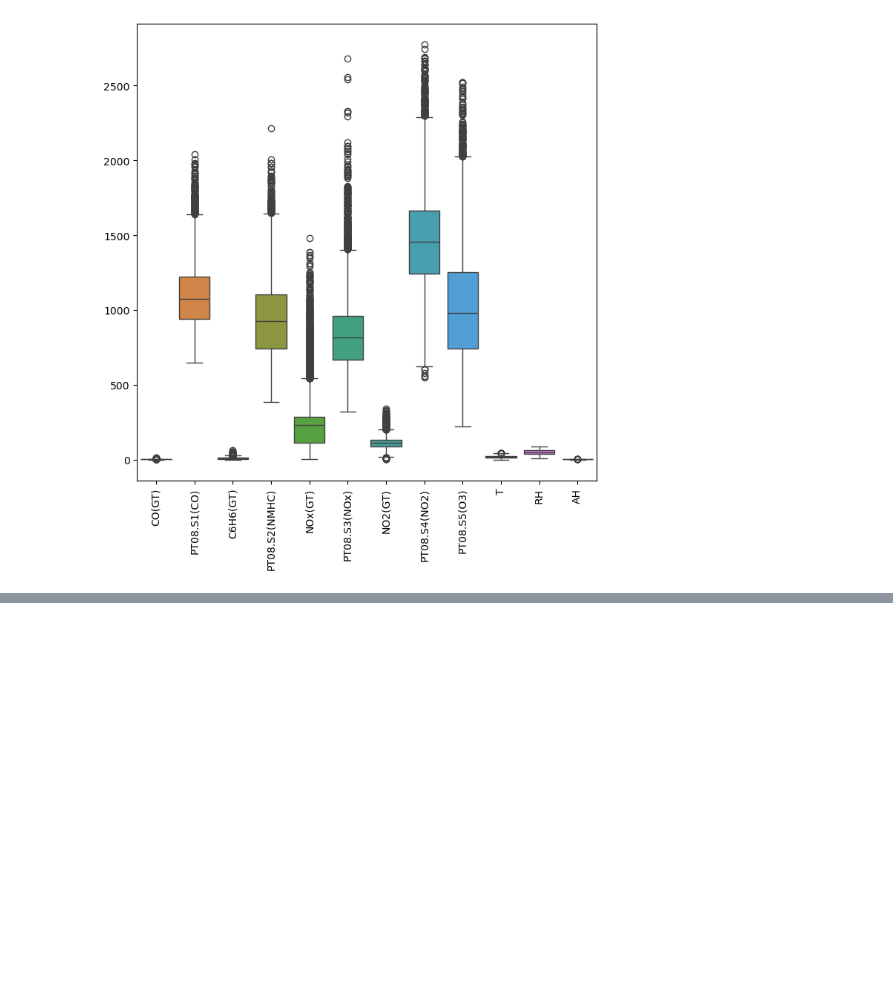
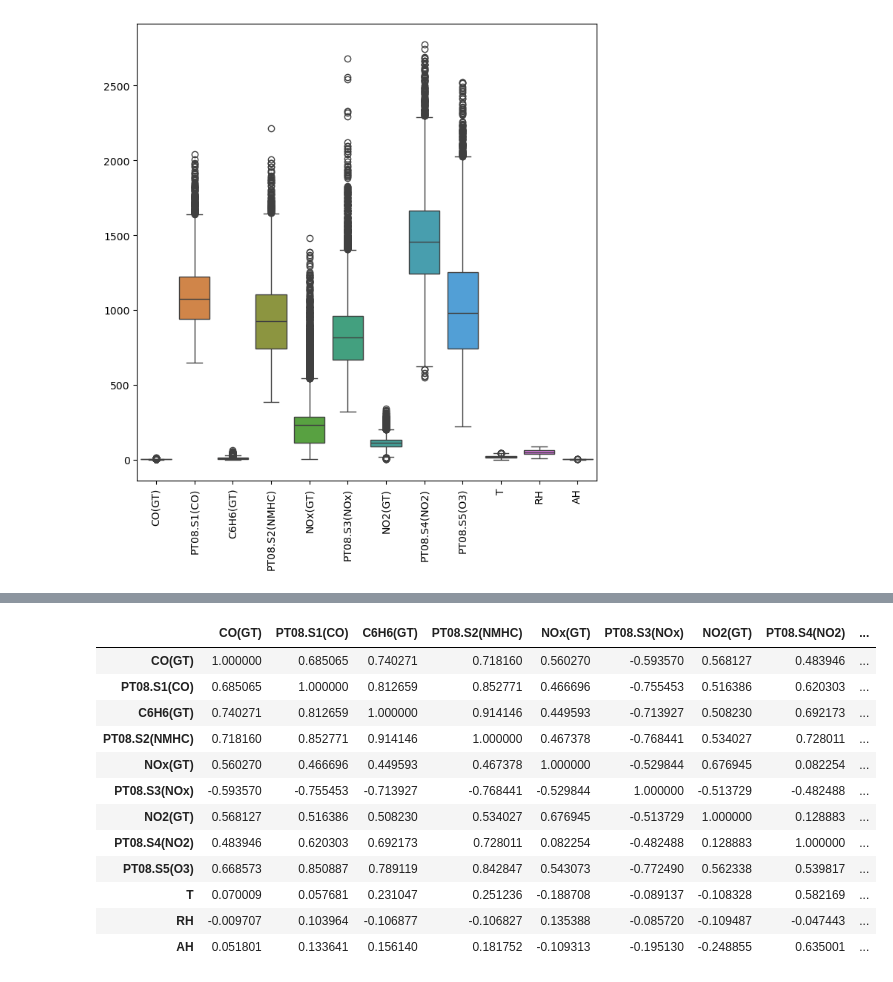
Before and after one commit to shivshankarsajeev/Air_Quality_using_regression, a Jupyter notebook: Untitled.ipynb, the cells around one changed output, grey strips where cells are left out. Saved outputs shown, nothing was run; the diff lists cells and outputs as text; code cells hidden in the pictures; blank space fills up the shorter version.

```diff
--- a/Untitled.ipynb
+++ b/Untitled.ipynb
@@ -219,0 +298,16 @@ plt.show()
+# %%
+df.corr()
+# %% [output]
+|  | CO(GT) | PT08.S1(CO) | C6H6(GT) | PT08.S2(NMHC) | NOx(GT) | PT08.S3(NOx) | NO2(GT) | PT08.S4(NO2) | ... |
+| CO(GT) | 1.000000 | 0.685065 | 0.740271 | 0.718160 | 0.560270 | -0.593570 | 0.568127 | 0.483946 | ... |
+| PT08.S1(CO) | 0.685065 | 1.000000 | 0.812659 | 0.852771 | 0.466696 | -0.755453 | 0.516386 | 0.620303 | ... |
+| C6H6(GT) | 0.740271 | 0.812659 | 1.000000 | 0.914146 | 0.449593 | -0.713927 | 0.508230 | 0.692173 | ... |
+| PT08.S2(NMHC) | 0.718160 | 0.852771 | 0.914146 | 1.000000 | 0.467378 | -0.768441 | 0.534027 | 0.728011 | ... |
+| NOx(GT) | 0.560270 | 0.466696 | 0.449593 | 0.467378 | 1.000000 | -0.529844 | 0.676945 | 0.082254 | ... |
+| PT08.S3(NOx) | -0.593570 | -0.755453 | -0.713927 | -0.768441 | -0.529844 | 1.000000 | -0.513729 | -0.482488 | ... |
+| NO2(GT) | 0.568127 | 0.516386 | 0.508230 | 0.534027 | 0.676945 | -0.513729 | 1.000000 | 0.128883 | ... |
+| PT08.S4(NO2) | 0.483946 | 0.620303 | 0.692173 | 0.728011 | 0.082254 | -0.482488 | 0.128883 | 1.000000 | ... |
+| PT08.S5(O3) | 0.668573 | 0.850887 | 0.789119 | 0.842847 | 0.543073 | -0.772490 | 0.562338 | 0.539817 | ... |
+| T | 0.070009 | 0.057681 | 0.231047 | 0.251236 | -0.188708 | -0.089137 | -0.108328 | 0.582169 | ... |
+| RH | -0.009707 | 0.103964 | -0.106877 | -0.106827 | 0.135388 | -0.085720 | -0.109487 | -0.047443 | ... |
+| AH | 0.051801 | 0.133641 | 0.156140 | 0.181752 | -0.109313 | -0.195130 | -0.248855 | 0.635001 | ... |
```
Also changed, not shown: parts of 19 cells of this notebook.
